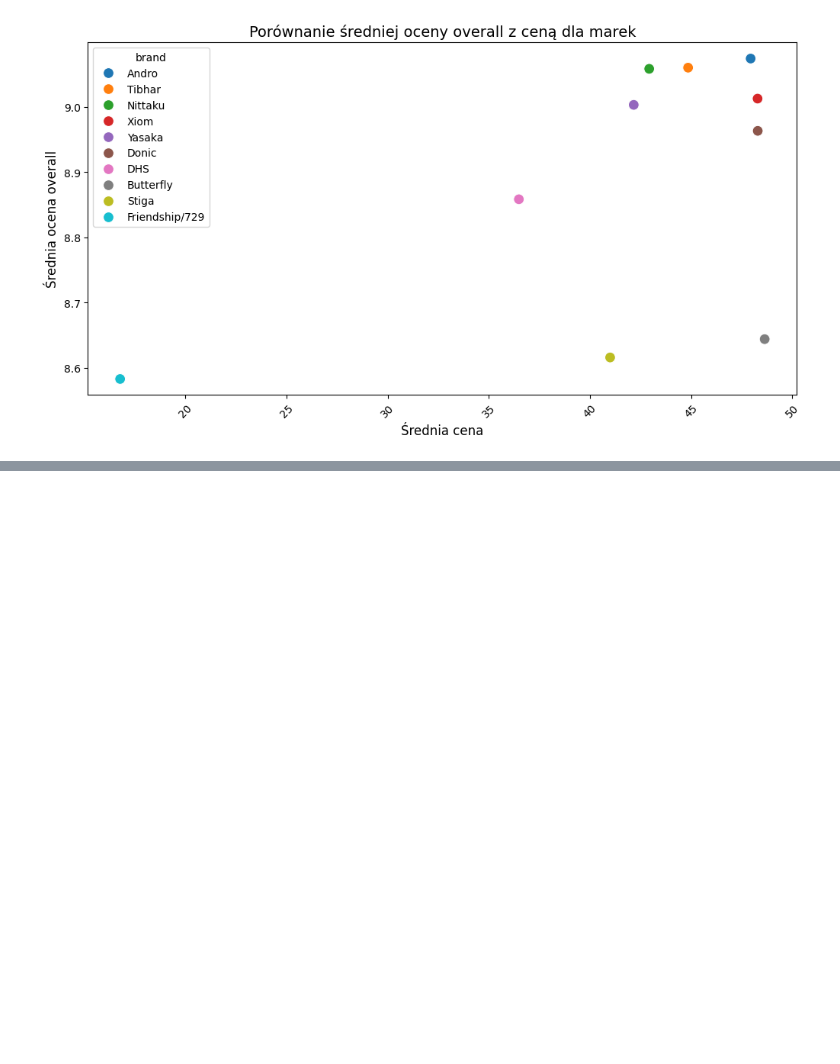
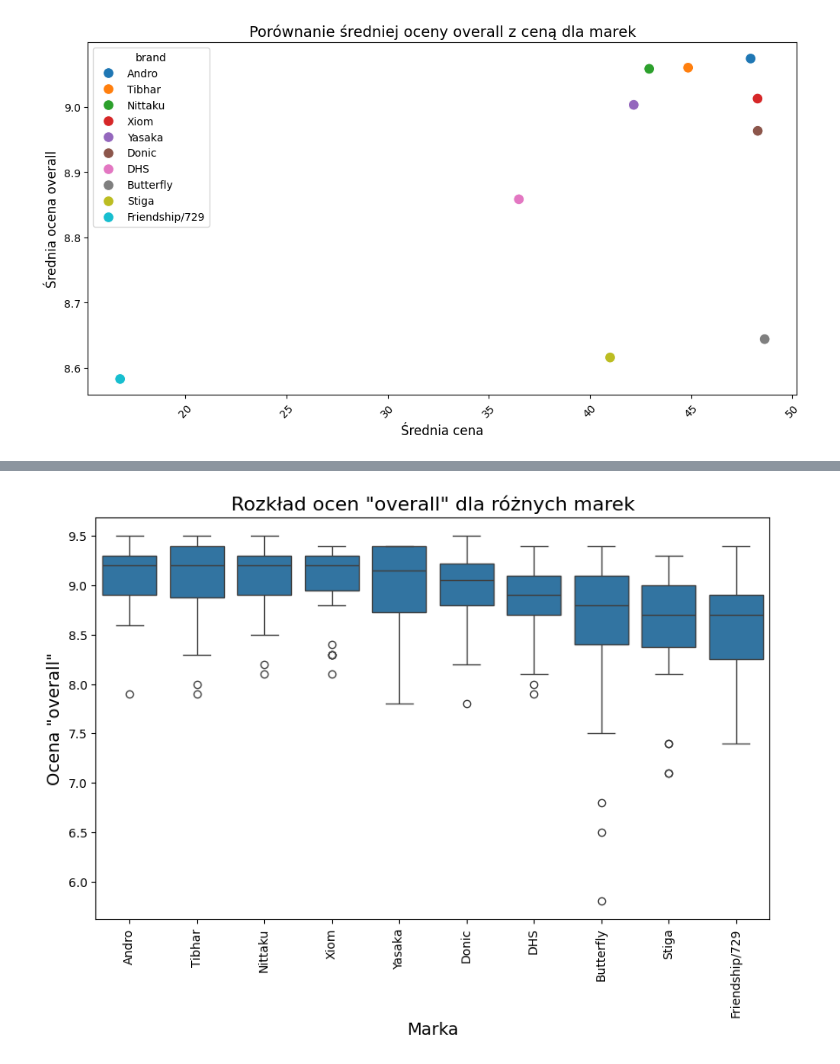
Before and after one commit to sejsmograf/ttrubbers, a Jupyter notebook: exploratory.ipynb, the cells around one changed output, grey strips where cells are left out. Saved outputs shown, nothing was run; the diff lists cells and outputs as text; code cells hidden in the pictures; blank space fills up the shorter version.

```diff
--- a/exploratory.ipynb
+++ b/exploratory.ipynb
@@ -85,0 +128,16 @@ plt.show()
+# %%
+mean_ratings_by_brand = df.groupby('brand')['overall'].mean().sort_values(ascending=False)
+
+plt.figure(figsize=(10, 6))
+sns.boxplot(x='brand', y='overall', data=df, order=mean_ratings_by_brand.index)
+
+
+plt.title('Rozkład ocen "overall" dla różnych marek', fontsize=16)
+plt.xlabel('Marka', fontsize=14)
+plt.ylabel('Ocena "overall"', fontsize=14)
+
+plt.xticks(rotation=90)
+
+plt.show()
+# %% [output]
+[figure, added]
```
Also changed, not shown: parts of 8 cells of this notebook.
